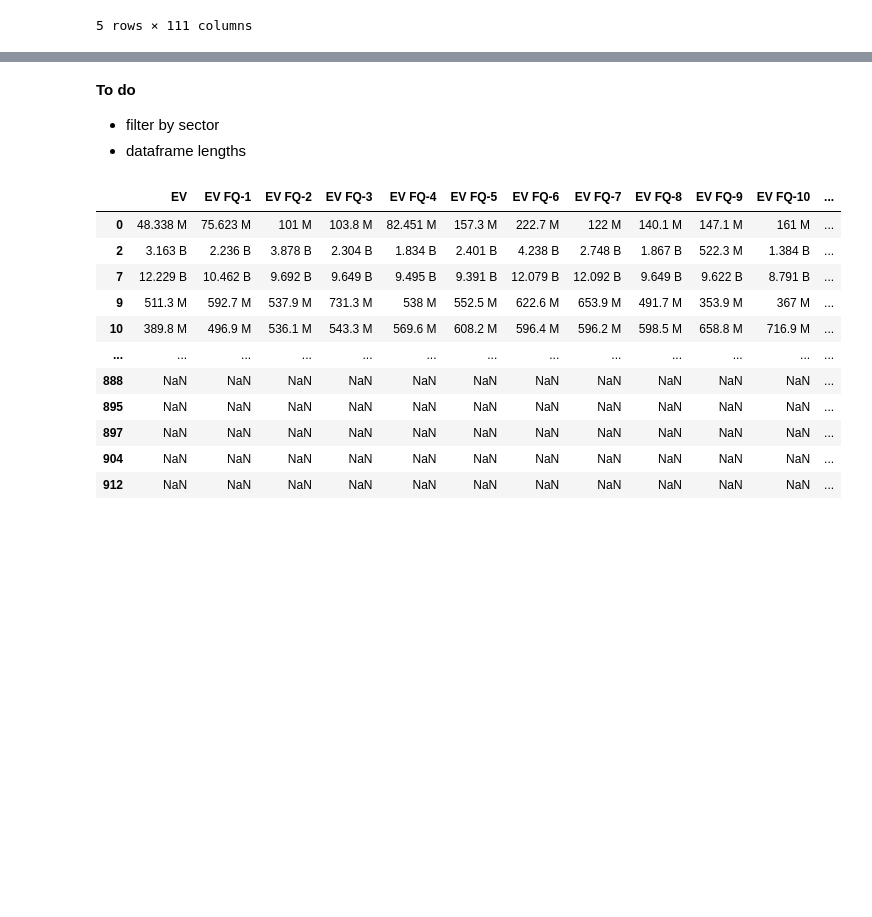
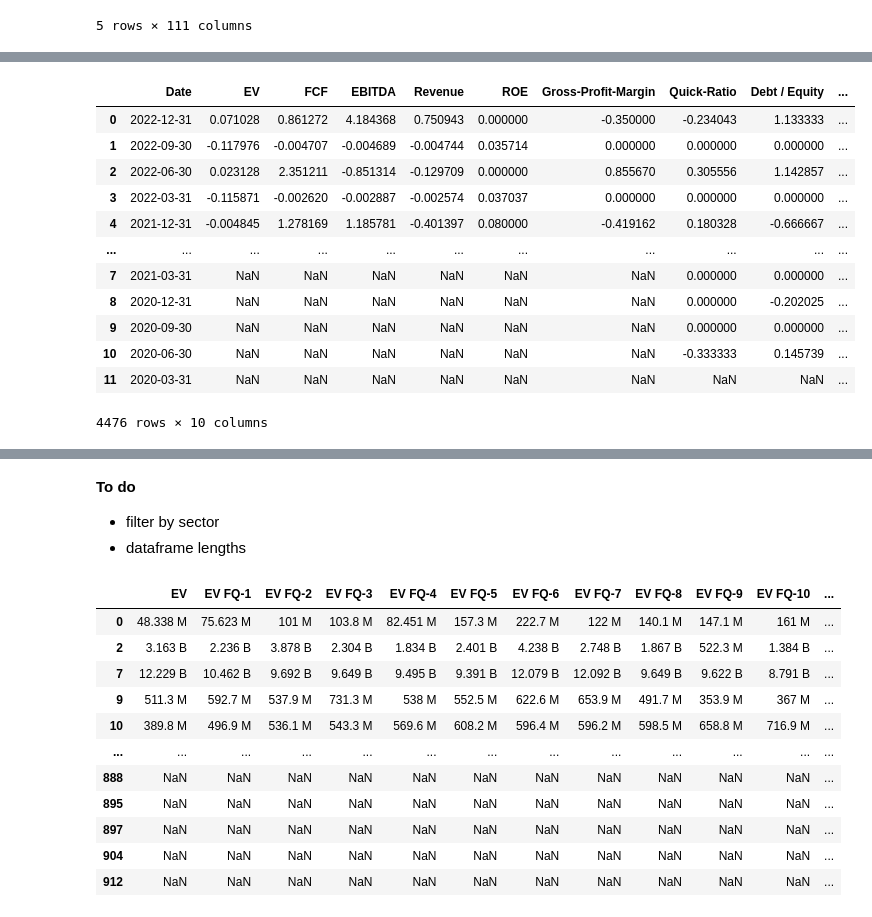
Before and after one commit to jjiaoyuwang/WQU-capstone, a Jupyter notebook: follow-on-studies.ipynb, the cells around one changed output, grey strips where cells are left out. Drawn from its saved outputs; the diff is of its cells as text; code cells hidden in the pictures; blank space fills up the shorter version.

```diff
--- a/follow-on-studies.ipynb
+++ b/follow-on-studies.ipynb
@@ -153,6 +127,5 @@ ML_data = test_merge.applymap(convert_placeholder_text_to_num).dropna()
 # %%
-ML_test = test_merge.applymap(convert_placeholder_text_to_num);
-ML_test
+ML_data = test_merge.applymap(convert_placeholder_text_to_num);
 # %% [output]
 'float' object is not subscriptable
 'float' object is not subscriptable
@@ -213,5 +173,10 @@ for elem in combined_tickers:
 
 ML_final = ML_data[ML_data['Ticker'].isin(combined_ticker_int)]
 
-# gives 61 assets but I haven't dropped NaNs in the financial ratios dataset. Final filtered dataset is expected to contain fewer assets. Edit: 7.
+def convert_ticker_to_str(ticker):
+    return str(ticker)+'.HK'
+
+ML_final['Ticker'] = ML_final['Ticker'].map(convert_ticker_to_str)
+ML_final = ML_final.drop_duplicates('Ticker')
+
 asset_prices[combined_tickers].head()
@@ -217,0 +230,56 @@ asset_prices[combined_tickers].head()
+# %%
+def create_ML_dataframe(dataframe):
+    '''
+    Casts the financial ratios df + returns df into a format suitable for ML
+    '''
+    financial_ratios = ['EV','FCF','EBITDA','Revenue','ROE','Gross-Profit-Margin','Quick-Ratio','Debt / Equity']
+
+
+    df = dataframe.copy()
+    df = df.loc[:,df.columns.str.contains('Ticker|Sector|EV|FCF|EBITDA|Revenue|ROE|Gross-Profit-Margin|Quick-Ratio|Debt / Equity')]
+
+    tickers = df.Ticker.values
+
+    # output_df = pd.DataFrame(columns=['Date']+financial_ratios)
+    output_df = pd.DataFrame()
+
+    for ticker in tickers:
+        dfa = pd.DataFrame(asset_prices[combined_tickers].pct_change(-1).iloc[:12,:].index)
+    # pd.concat([pd.DataFrame(index=asset_prices[combined_tickers].pct_change(-1).iloc[:12,:].index).reset_index(),dfa.reset_index(drop=True)],axis=1)
+        for FR in financial_ratios:
+            try:
+                dfb = df.loc[df['Ticker'] == ticker, df.columns.str.contains(FR)].transpose().pct_change(-1).iloc[1:]
+            except Exception as e:
+                test_ind = [str(FR)+' FQ-'+str(x) for x in range(1,13)]
+                dfb = pd.DataFrame(len(['FCF FQ-'+str(x) for x in range(1,13)]) * [np.NaN],index=test_ind)
+
+                # see what the damage is, drop if there aren't too many
+                # print(str(e)+' for '+str(FR)+' and '+str(ticker))
+
+            dfa = pd.concat([dfa.reset_index(drop=True), dfb.reset_index(drop=True)],axis=1)
+
+
+
+        dfa['Return'] = asset_prices[combined_tickers].pct_change(-1).iloc[:12,:][ticker].values
+        dfa.columns = ['Date']+financial_ratios+['Return']
+        # output_df = output_df.append(dfa.reset_index(), ignore_index=True)
+        output_df = pd.concat([output_df,dfa.reset_index(drop=True)],axis=0)
+
+    return output_df
+
+test = create_ML_dataframe(ML_final)
+test
+# %% [output]
+|  | Date | EV | FCF | EBITDA | Revenue | ROE | Gross-Profit-Margin | Quick-Ratio | Debt / Equity | ... |
+| 0 | 2022-12-31 | 0.071028 | 0.861272 | 4.184368 | 0.750943 | 0.000000 | -0.350000 | -0.234043 | 1.133333 | ... |
+| 1 | 2022-09-30 | -0.117976 | -0.004707 | -0.004689 | -0.004744 | 0.035714 | 0.000000 | 0.000000 | 0.000000 | ... |
+| 2 | 2022-06-30 | 0.023128 | 2.351211 | -0.851314 | -0.129709 | 0.000000 | 0.855670 | 0.305556 | 1.142857 | ... |
+| 3 | 2022-03-31 | -0.115871 | -0.002620 | -0.002887 | -0.002574 | 0.037037 | 0.000000 | 0.000000 | 0.000000 | ... |
+| 4 | 2021-12-31 | -0.004845 | 1.278169 | 1.185781 | -0.401397 | 0.080000 | -0.419162 | 0.180328 | -0.666667 | ... |
+| ... | ... | ... | ... | ... | ... | ... | ... | ... | ... | ... |
+| 7 | 2021-03-31 | NaN | NaN | NaN | NaN | NaN | NaN | 0.000000 | 0.000000 | ... |
+| 8 | 2020-12-31 | NaN | NaN | NaN | NaN | NaN | NaN | 0.000000 | -0.202025 | ... |
+| 9 | 2020-09-30 | NaN | NaN | NaN | NaN | NaN | NaN | 0.000000 | 0.000000 | ... |
+| 10 | 2020-06-30 | NaN | NaN | NaN | NaN | NaN | NaN | -0.333333 | 0.145739 | ... |
+| 11 | 2020-03-31 | NaN | NaN | NaN | NaN | NaN | NaN | NaN | NaN | ... |
+4476 rows × 10 columns
```
Also changed, not shown: parts of 15 cells of this notebook, 14 other files.
